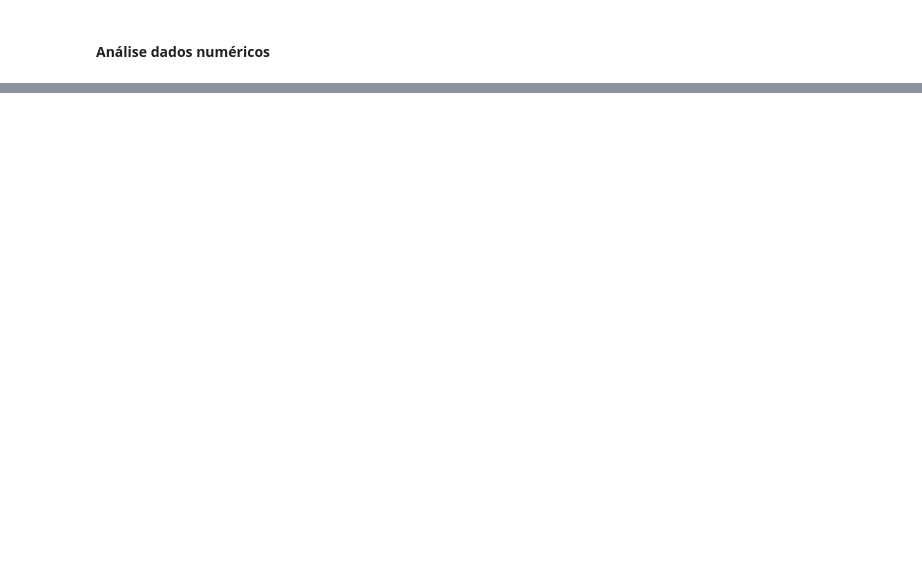
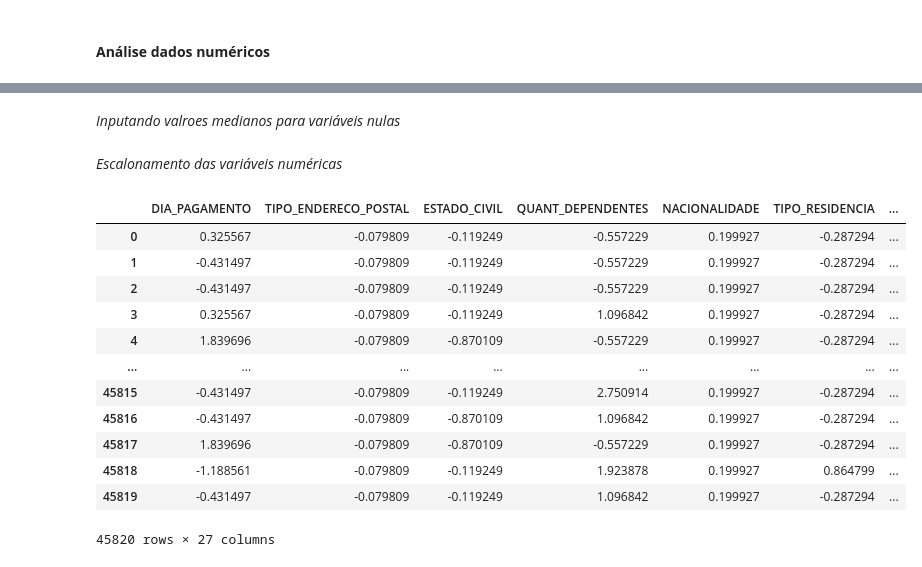
Before and after one commit to luzgui1/ds_mba, a Jupyter notebook: Feature_Engeneering/projeto_integrado.ipynb, the cells around one changed output, grey strips where cells are left out. Drawn from its saved outputs; the diff is of its cells as text; code cells hidden in the pictures; blank space fills up the shorter version.

```diff
--- a/Feature_Engeneering/projeto_integrado.ipynb
+++ b/Feature_Engeneering/projeto_integrado.ipynb
@@ -369,0 +436,52 @@ dataset.head()
+# %% [markdown]
+_Inputando valroes medianos para variáveis nulas_
+# %%
+from sklearn.impute import SimpleImputer
+
+# assume dataset is your dataframe
+
+# create an Imputer object with the strategy 'mean'
+imputer = SimpleImputer(missing_values=np.nan, strategy='median')
+
+# fit the imputer to the dataset
+imputer = imputer.fit(num_dataset)
+
+# transform the dataset to fill missing values
+dataset_filled = imputer.transform(num_dataset)
+
+# create a new dataframe with the filled values
+dataset_filled = pd.DataFrame(dataset_filled, columns=num_dataset.columns)
+# %% [markdown]
+_Escalonamento das variáveis numéricas_
+# %%
+from sklearn.preprocessing import StandardScaler
+
+# assume dataset is your dataframe
+
+# create a StandardScaler object
+scaler = StandardScaler()
+
+# fit the scaler to the dataset
+scaler.fit(dataset_filled)
+
+# transform the dataset to scale the data
+dataset_scaled = scaler.transform(dataset_filled)
+
+# create a new dataframe with the scaled values
+dataset_scaled = pd.DataFrame(dataset_scaled, columns=dataset_filled.columns)
+# %%
+dataset_scaled
+# %% [output]
+|  | DIA_PAGAMENTO | TIPO_ENDERECO_POSTAL | ESTADO_CIVIL | QUANT_DEPENDENTES | NACIONALIDADE | TIPO_RESIDENCIA | ... |
+| 0 | 0.325567 | -0.079809 | -0.119249 | -0.557229 | 0.199927 | -0.287294 | ... |
+| 1 | -0.431497 | -0.079809 | -0.119249 | -0.557229 | 0.199927 | -0.287294 | ... |
+| 2 | -0.431497 | -0.079809 | -0.119249 | -0.557229 | 0.199927 | -0.287294 | ... |
+| 3 | 0.325567 | -0.079809 | -0.119249 | 1.096842 | 0.199927 | -0.287294 | ... |
+| 4 | 1.839696 | -0.079809 | -0.870109 | -0.557229 | 0.199927 | -0.287294 | ... |
+| ... | ... | ... | ... | ... | ... | ... | ... |
+| 45815 | -0.431497 | -0.079809 | -0.119249 | 2.750914 | 0.199927 | -0.287294 | ... |
+| 45816 | -0.431497 | -0.079809 | -0.870109 | 1.096842 | 0.199927 | -0.287294 | ... |
+| 45817 | 1.839696 | -0.079809 | -0.870109 | -0.557229 | 0.199927 | -0.287294 | ... |
+| 45818 | -1.188561 | -0.079809 | -0.119249 | 1.923878 | 0.199927 | 0.864799 | ... |
+| 45819 | -0.431497 | -0.079809 | -0.119249 | 1.096842 | 0.199927 | -0.287294 | ... |
+45820 rows × 27 columns
```
Also changed, not shown: parts of 6 cells of this notebook, 1 other file.
